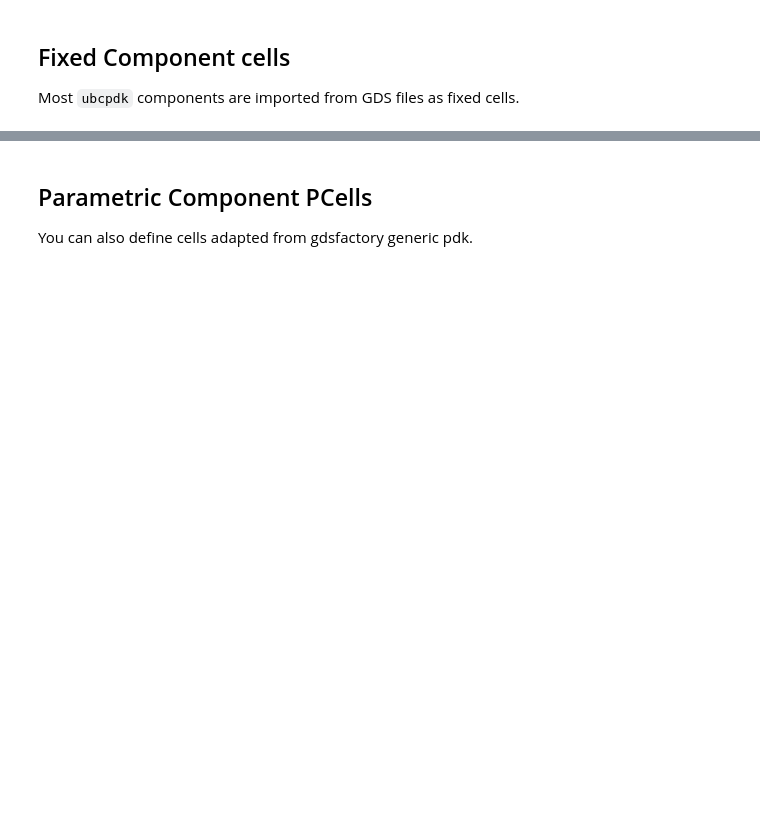
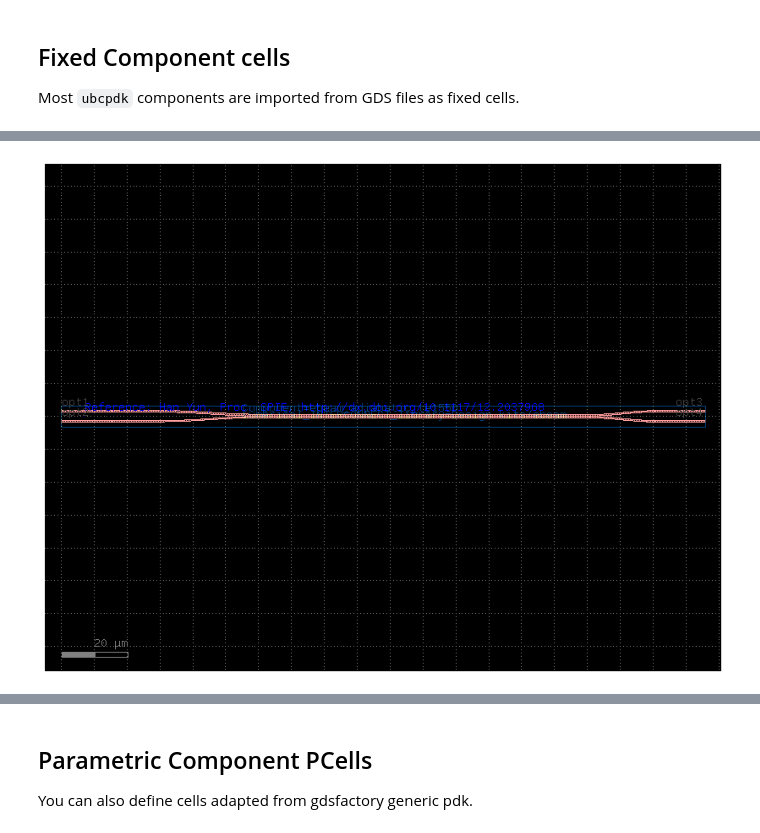
Before and after one commit to gdsfactory/ubc, a Jupyter notebook: docs/notebooks/00_layout.ipynb, the cells around one changed output, grey strips where cells are left out. Saved outputs shown, nothing was run; the diff lists cells and outputs as text; code cells hidden in the pictures; blank space fills up the shorter version.

```diff
--- a/docs/notebooks/00_layout.ipynb
+++ b/docs/notebooks/00_layout.ipynb
@@ -22,4 +32,6 @@ c.plot()
 # %%
-c = uc.ebeam_adiabatic_te1550()
+c = cells.ebeam_adiabatic_te1550()
 c.plot()
+# %% [output]
+[figure, added]
 # %%
```
Also changed, not shown: parts of 22 cells of this notebook, 9 other files.
